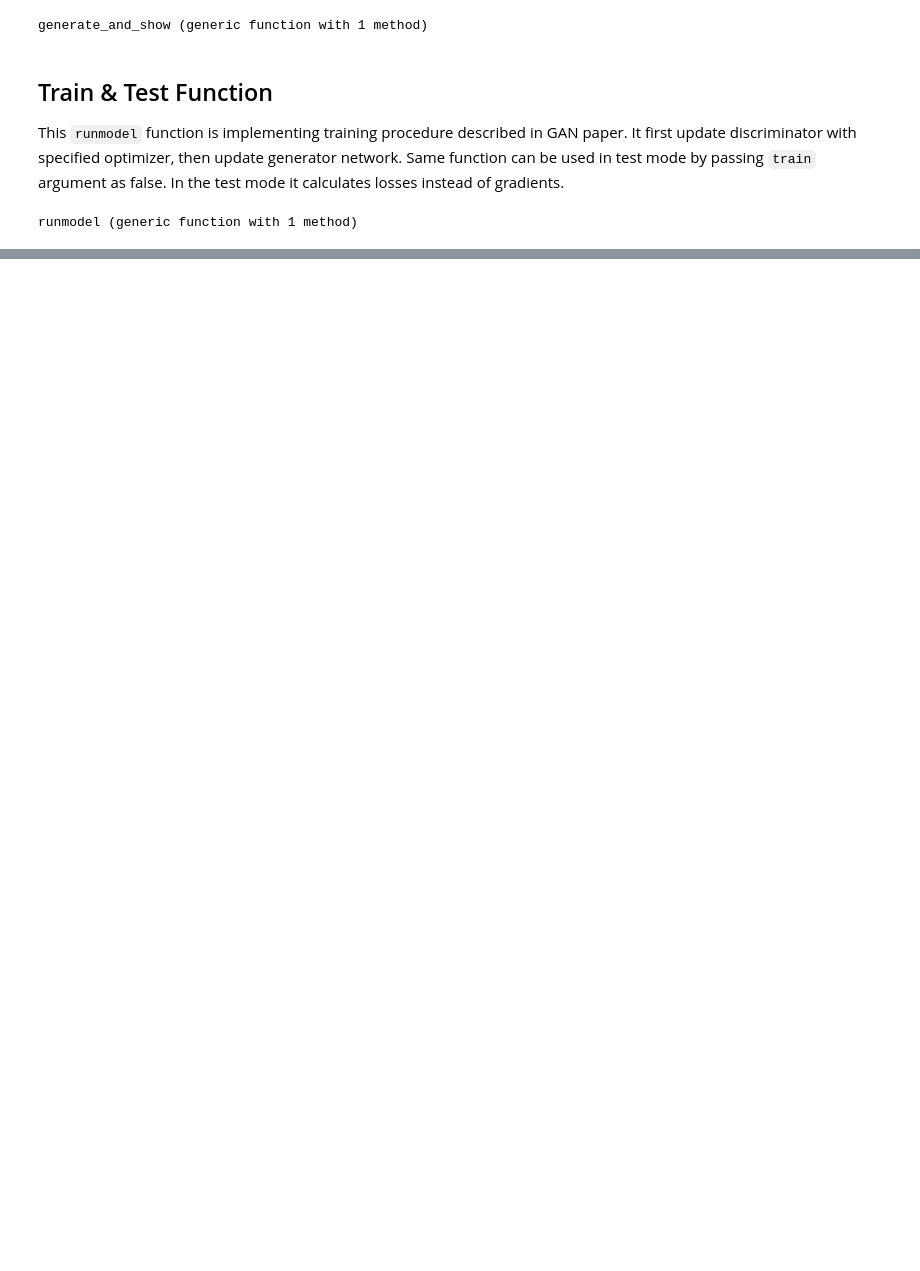
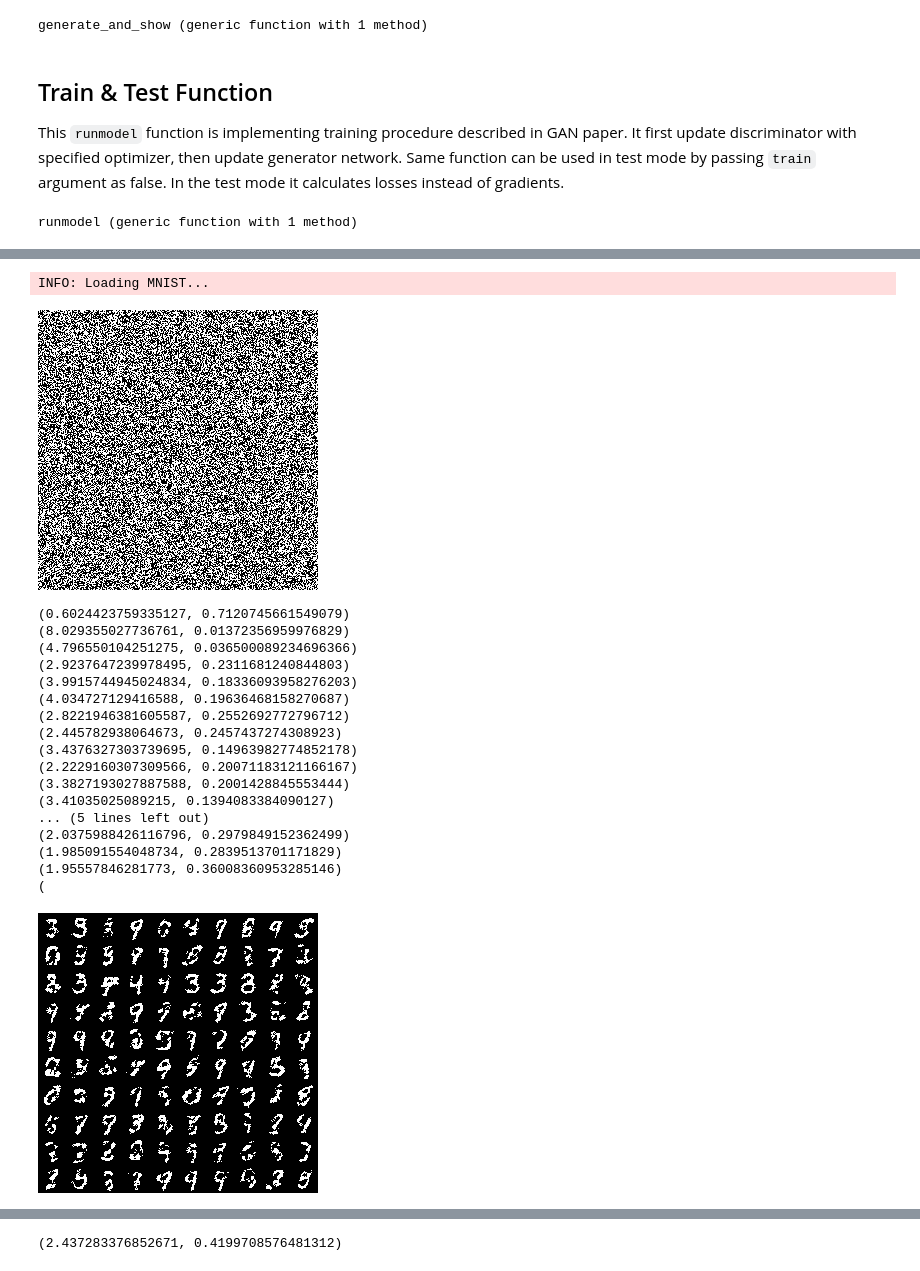
Before and after one commit to ekinakyurek/GAN-70-Lines-of-Julia, a Jupyter notebook: GAN-Notebook.ipynb, the cells around one changed output, grey strips where cells are left out. Cells and saved outputs as stored; diff of their text form; code cells hidden in the pictures; blank space fills up the shorter version.

```diff
--- a/GAN-Notebook.ipynb
+++ b/GAN-Notebook.ipynb
@@ -68,8 +72,13 @@ This function generates random `number` images and displays here.
 # %%
-function generate_and_show(𝗪,number,𝞗;fldr="generations/")
-    Gz = G(𝗪[1],𝒩(𝞗[:ginp],number)) .> 0.5
-    Gz = permutedims(reshape(Gz,(28,28,number)),(2,1,3))
-    [display(Gray.(Gz[:,:,i])) for i=1:number]
+function generate_and_show(𝗪,number,𝞗)
+    Gz    = Array(G(𝗪[1],𝒩(𝞗[:ginp],number))) .> 0.5
+    Gz    = reshape(Gz,(28,28,number))
+    L     = floor(Int,sqrt(number))
+    grid  = []
+    for i = 1:L:number
+        push!(grid,reshape(permutedims(Gz[:,:,i:i+L-1],(2,3,1)),(L*28,28)))
+    end
+    display(colorview(Gray,hcat(grid...)))
 end
 # %% [output]
 generate_and_show (generic function with 1 method)
@@ -78,21 +87,20 @@ generate_and_show (generic function with 1 method)
 
 This `runmodel` function is implementing training procedure described in GAN paper. It first update discriminator with specified optimizer, then update generator network. Same function can be used in test mode by passing `train` argument as false. In the test mode it calculates losses instead of gradients.
 # %%
-function runmodel(𝗪, data, 𝞗;dtst=nothing,optim=nothing,train=false,saveinterval=10)
+function runmodel(𝗪, data, 𝞗;dtst=nothing,optim=nothing,train=false,saveinterval=20)
     gloss=dloss=total=0.0;
     B = 𝞗[:batchsize]
     for i=1:(train ? 𝞗[:epochs]:1)
         for (x,_) in data
+            total+=2B
             Gz = G(𝗪[1],𝒩(𝞗[:ginp],B)) #Generate Fake Images
             train ? update!(𝗪[2], ∇d(𝗪[2],x,Gz), optim[2]) : (dloss += 2B*𝑱d(𝗪[2],x,Gz))
 
             z=𝒩(𝞗[:ginp],2B) #Sample z from Noise
             train ? update!(𝗪[1], ∇g(𝗪[1], 𝗪[2], z), optim[1]) : (gloss += 2B*𝑱g(𝗪[1],𝗪[2],z))
-
-            total+=2B
         end
-        train ? runmodel(𝗪,dtst,𝞗;train=false) : println((gloss/total,dloss/total)) #Print average losses in each epoch
-        i % saveinterval == 0 && generate_and_show(𝗪,10,𝞗)  # save 10 images
+        train ? runmodel(𝗪,dtst,𝞗;train=false) : println((gloss/total,dloss/total))
+        i % saveinterval == 0 && generate_and_show(𝗪,100,𝞗)  # save 10 images
     end
 end
 # %% [output]
@@ -102,9 +111,31 @@ runmodel (generic function with 1 method)
 # %%
-𝞗 = Dict(:batchsize=>32,:epochs=>75,:ginp=>256,:genh=>[512],:disch=>[512],:optim=>Adam,:lr=>0.002);
+𝞗=Dict(:batchsize=>32,:epochs=>80,:ginp=>256,:genh=>[512],:disch=>[512],:optim=>Adam,:lr=>0.0002);
 xtrn,ytrn,xtst,ytst = mnist()
 global dtrn = minibatch(xtrn, ytrn, 𝞗[:batchsize]; xtype=atype)
 global dtst = minibatch(xtst, ytst, 𝞗[:batchsize]; xtype=atype)
 𝗪  = (𝗪g,𝗪d)   = initweights(𝞗[:genh], 𝞗[:ginp], 784), initweights(𝞗[:disch], 784, 1)
-𝚶  = (𝚶pg,𝚶pd) =  optimizers(𝗪g,𝞗[:optim];lr=𝞗[:lr]), optimizers(𝗪d,𝞗[:optim];lr=𝞗[:lr])
+𝚶  = (𝚶pg,𝚶pd) = optimizers(𝗪g,𝞗[:optim];lr=𝞗[:lr]), optimizers(𝗪d,𝞗[:optim];lr=𝞗[:lr])
+generate_and_show(𝗪,100,𝞗)
 runmodel(𝗪, dtst, 𝞗;optim=𝚶, train=false) # initial losses
 runmodel(𝗪, dtrn, 𝞗;optim=𝚶,train=true, dtst=dtst) # training
+# %% [output]
+INFO: Loading MNIST...
+[figure, added]
+(0.6024423759335127, 0.7120745661549079)
+(8.029355027736761, 0.01372356959976829)
+(4.796550104251275, 0.036500089234696366)
+(2.9237647239978495, 0.2311681240844803)
+(3.9915744945024834, 0.18336093958276203)
+(4.034727129416588, 0.19636468158270687)
+(2.8221946381605587, 0.2552692772796712)
+(2.445782938064673, 0.2457437274308923)
+(3.4376327303739695, 0.14963982774852178)
+(2.2229160307309566, 0.20071183121166167)
+(3.3827193027887588, 0.2001428845553444)
+(3.41035025089215, 0.1394083384090127)
+... (5 lines left out)
+(2.0375988426116796, 0.2979849152362499)
+(1.985091554048734, 0.2839513701171829)
+(1.95557846281773, 0.36008360953285146)
+(
+[figure, added]
@@ -110,0 +205 @@ runmodel(𝗪, dtrn, 𝞗;optim=𝚶,train=true, dtst=dtst) # training
+(2.437283376852671, 0.4199708576481312)
```
Also changed, not shown: parts of 12 cells of this notebook, 1 other file.
